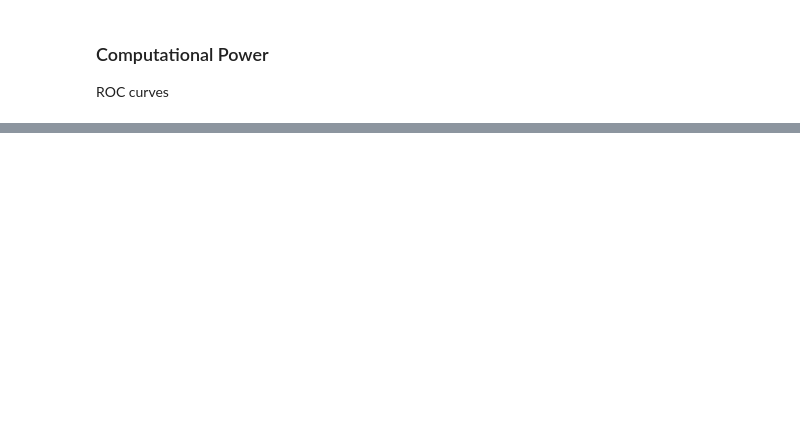
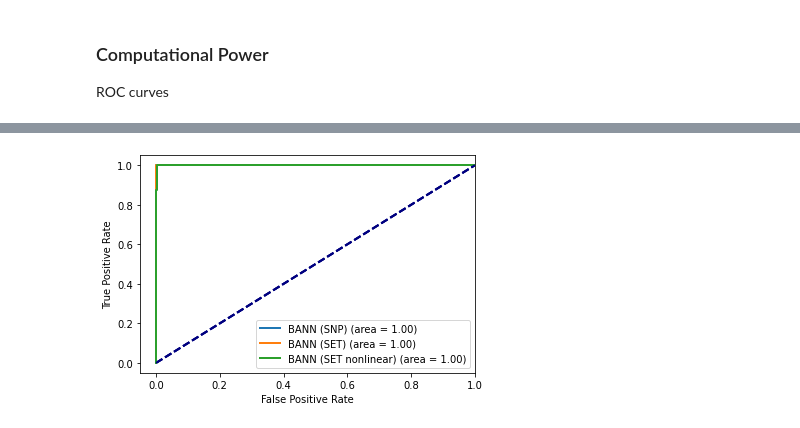
Before and after one commit to Zhengtong-Liu/CS-M226-Project, a Jupyter notebook: BANNs/BANN/examples_docs/BANNs_example_pairwise.ipynb, the cells around one changed output, grey strips where cells are left out. Cells and saved outputs as stored; diff of their text form; code cells hidden in the pictures; blank space fills up the shorter version.

```diff
--- a/BANNs/BANN/examples_docs/BANNs_example_pairwise.ipynb
+++ b/BANNs/BANN/examples_docs/BANNs_example_pairwise.ipynb
@@ -184,0 +224,46 @@ bann.W.shape
+# %%
+### ROC Curve
+from sklearn.metrics import roc_curve, auc
+def draw_roc_curve(y_true_pred_dict, title=None):
+
+    plt.figure()
+    for method_name, (y_true, y_pred) in y_true_pred_dict.items():
+
+        fpr, tpr, _ = roc_curve(y_true, y_pred)
+        roc_auc = auc(fpr, tpr)
+
+        # Compute micro-average ROC curve and ROC area
+
+        lw = 2
+        plt.plot(
+            fpr,
+            tpr,
+            lw=lw,
+            label=f"{method_name} (area = %0.2f)" % roc_auc,
+        )
+        plt.plot([0, 1], [0, 1], color="navy", lw=lw, linestyle="--")
+        plt.xlim([-0.05, 1.0])
+        plt.ylim([-0.05, 1.05])
+    plt.xlabel("False Positive Rate")
+    plt.ylabel("True Positive Rate")
+    plt.legend(loc="lower right")
+    if title is not None:
+        plt.title(title)
+# %%
+y_true_snp = np.zeros(nSNPs, dtype=int)
+y_true_snp[causal_indices] = 1
+
+y_true_gene = np.zeros(nSets, dtype=int)
+y_true_gene[causal_genes] = 1
+
+y_true_gene_nonlinear = np.zeros(np.sum(bann.num_nonlinear_relations, dtype=int), dtype=int)
+
+for idx in causal_genes:
+    len_nonlinear = bann.num_nonlinear_relations[idx]
+    start_idx = np.sum(bann.num_nonlinear_relations[:idx], dtype=int)
+    y_true_gene_nonlinear[start_idx:(start_idx+len_nonlinear)] = 1
+# %%
+draw_roc_curve({"BANN (SNP)": (y_true_snp, SNPpips), "BANN (SET)": (y_true_gene, SETpips), "BANN (SET nonlinear)": (y_true_gene_nonlinear, SET_nonlinear_pips)})
+plt.savefig("roc_curve_simulated_geno_pheno.png", dpi=300)
+# %% [output]
+[figure, added]
```
Also changed, not shown: parts of 5 cells of this notebook, 1 other file.
